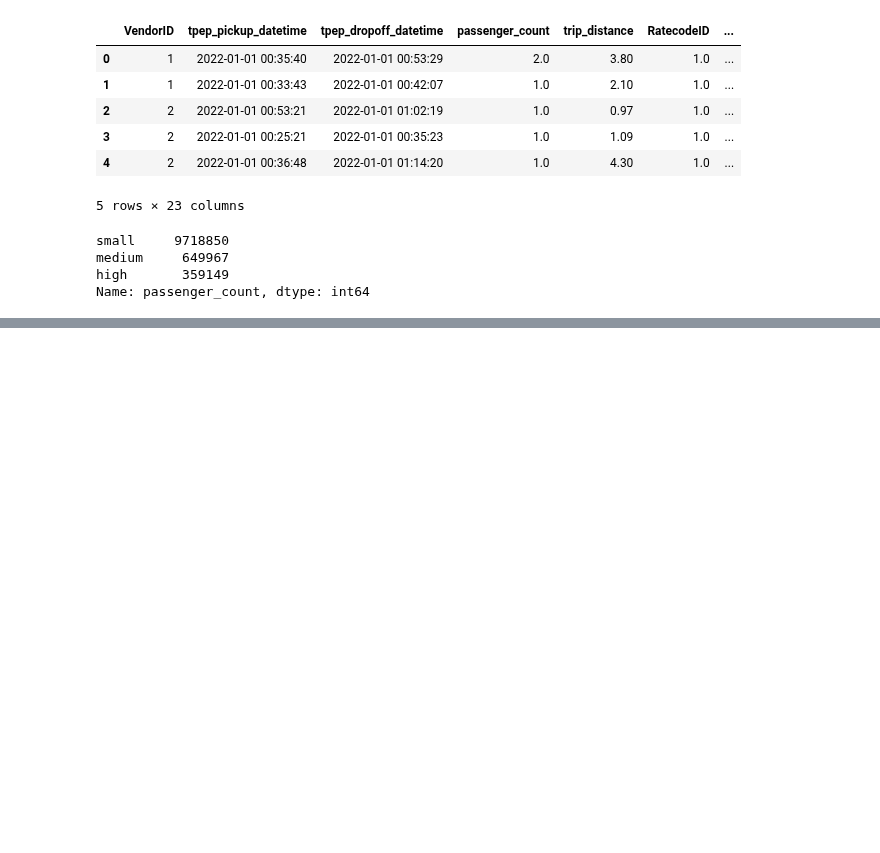
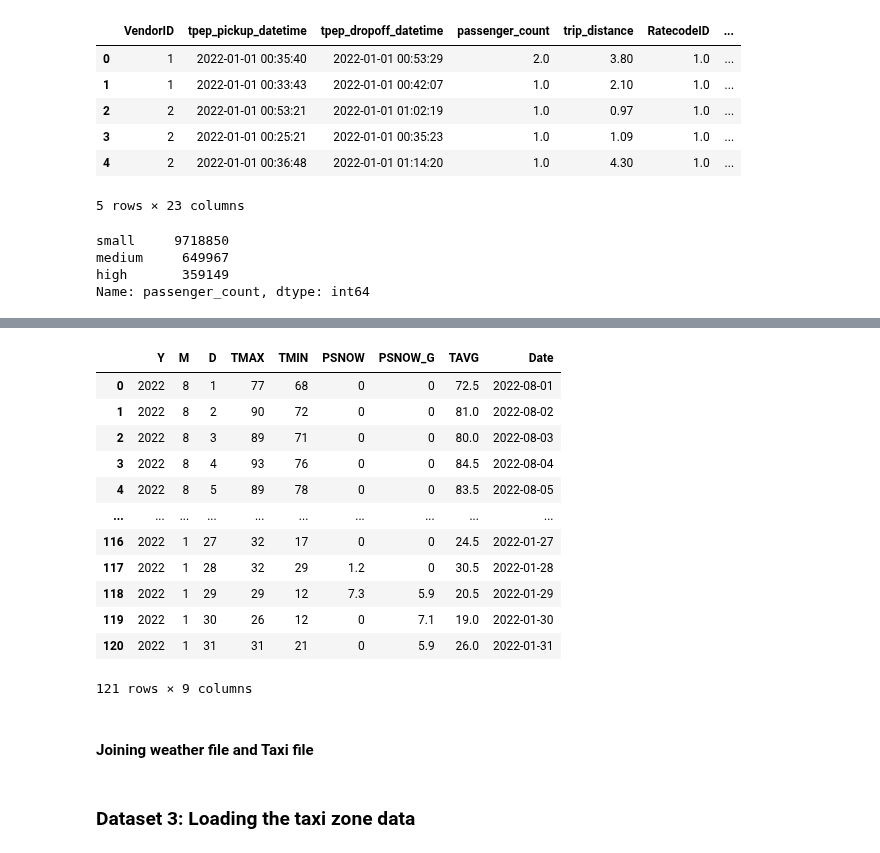
Before and after one commit to Deepti1206/NYC_Taxi_Analysis_ETL, a Jupyter notebook: NYC_Taxi_Analysis_Project.ipynb, the cells around one changed output, grey strips where cells are left out. Cells and saved outputs as stored; diff of their text form; code cells hidden in the pictures; blank space fills up the shorter version.

```diff
--- a/NYC_Taxi_Analysis_Project.ipynb
+++ b/NYC_Taxi_Analysis_Project.ipynb
@@ -297,0 +408,29 @@ Name: passenger_count, dtype: int64
+# %%
+# Calculating avg temperature
+weather['TAVG'] = (weather['TMAX'] + weather['TMIN']) / 2
+# %%
+# Dropping unncessary rows
+weather = weather.drop(['OBS', 'PRAIN', 'F', 'F.1'], axis=1)
+# %%
+# Creating a date column
+weather['Date'] = weather['Y'].astype(str) + '-' + weather['M'].astype(str) + '-' + weather['D'].astype(str)
+# %%
+weather['Date'] = pd.to_datetime(weather['Date'], format='%Y-%m-%d')
+# %%
+weather
+# %% [output]
+|  | Y | M | D | TMAX | TMIN | PSNOW | PSNOW_G | TAVG | Date |
+| 0 | 2022 | 8 | 1 | 77 | 68 | 0 | 0 | 72.5 | 2022-08-01 |
+| 1 | 2022 | 8 | 2 | 90 | 72 | 0 | 0 | 81.0 | 2022-08-02 |
+| 2 | 2022 | 8 | 3 | 89 | 71 | 0 | 0 | 80.0 | 2022-08-03 |
+| 3 | 2022 | 8 | 4 | 93 | 76 | 0 | 0 | 84.5 | 2022-08-04 |
+| 4 | 2022 | 8 | 5 | 89 | 78 | 0 | 0 | 83.5 | 2022-08-05 |
+| ... | ... | ... | ... | ... | ... | ... | ... | ... | ... |
+| 116 | 2022 | 1 | 27 | 32 | 17 | 0 | 0 | 24.5 | 2022-01-27 |
+| 117 | 2022 | 1 | 28 | 32 | 29 | 1.2 | 0 | 30.5 | 2022-01-28 |
+| 118 | 2022 | 1 | 29 | 29 | 12 | 7.3 | 5.9 | 20.5 | 2022-01-29 |
+| 119 | 2022 | 1 | 30 | 26 | 12 | 0 | 7.1 | 19.0 | 2022-01-30 |
+| 120 | 2022 | 1 | 31 | 31 | 21 | 0 | 5.9 | 26.0 | 2022-01-31 |
+121 rows × 9 columns
+# %% [markdown]
+#### Joining weather file and Taxi file
@@ -297,0 +444,2 @@ Name: passenger_count, dtype: int64
+# %% [markdown]
+### Dataset 3: Loading the taxi zone data
```
Also changed, not shown: parts of 63 cells of this notebook.
